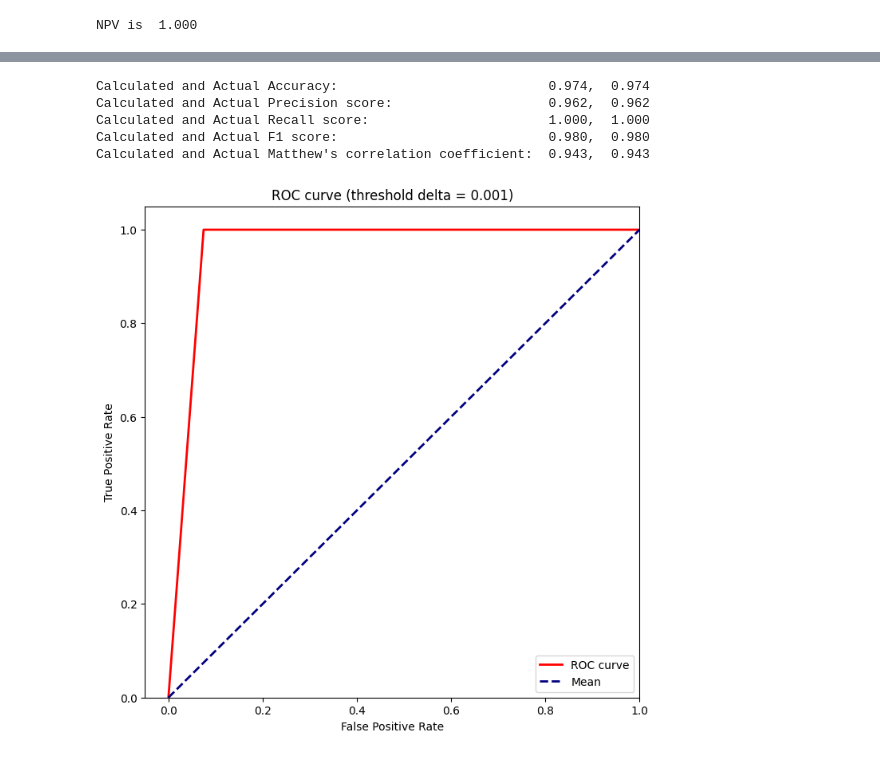
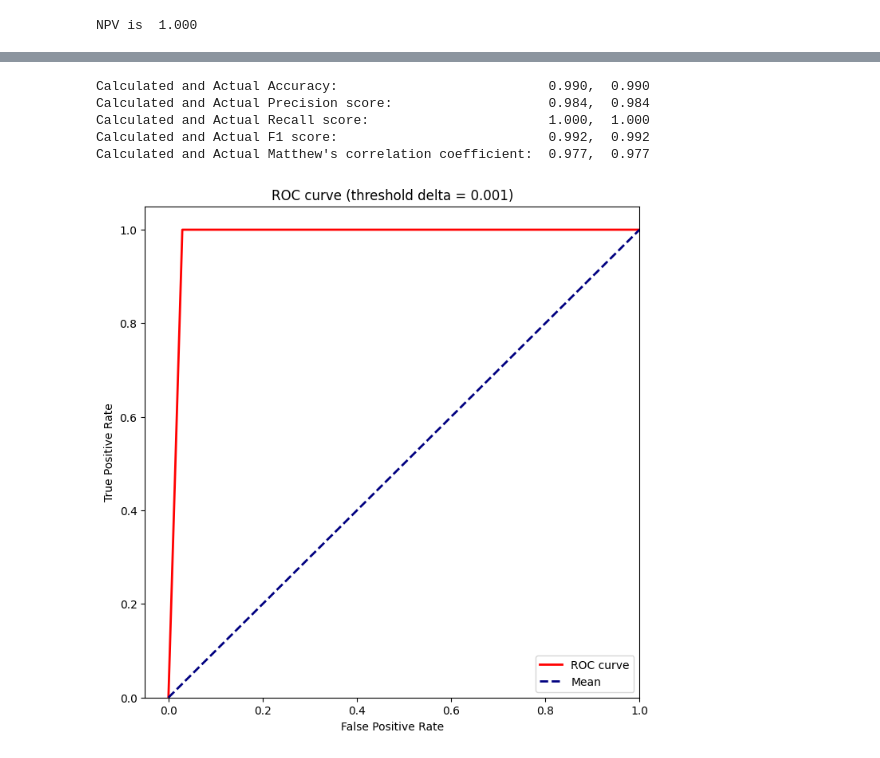
Before and after one commit to MaximL98/MachineLearningLabs, a Jupyter notebook: lab2.ipynb, the cells around one changed output, grey strips where cells are left out. Saved outputs shown, nothing was run; the diff lists cells and outputs as text; code cells hidden in the pictures.

```diff
--- a/lab2.ipynb
+++ b/lab2.ipynb
@@ -212,0 +195,17 @@ SVC(kernel='linear', probability=True, verbose=True)
+# %%
+classifier = svm.SVC(kernel='linear', probability=True, verbose=True)
+
+# Define the KFold cross-validator
+kfold = KFold(n_splits=5)
+
+# Create splits
+splits = kf.split(X)
+
+# Access the training and validation indices of splits
+for train_index, val_index in splits:
+    # Setup the training and validation data
+    X_train, y_train = X_to_number[train_index], y[train_index]
+    X_val, y_val = X_to_number[val_index], y[val_index]
+
+    # Fit the SVM
+    classifier.fit(X_train, y_train)
@@ -213,6 +214,6 @@ SVC(kernel='linear', probability=True, verbose=True)
 # %%
-y_preds = classifier.predict(X_test)
-y_proba = classifier.predict_proba(X_test)
+y_preds = classifier.predict(X_val)
+y_proba = classifier.predict_proba(X_val)
 # %%
 y_proba = y_proba[:,1].reshape((y_proba.shape[0],))
 # %%
@@ -222,6 +223,6 @@ y_proba[:5], y_preds[:5], y_test[:5]
  array([ True,  True,  True,  True,  True]),
  array([ True,  True,  True,  True,  True]))
 # %%
-conf = metrics.confusion_matrix(y_test, y_preds)
+conf = metrics.confusion_matrix(y_val, y_preds)
 conf
 # %% [output]
@@ -307,15 +308,15 @@ MCC is  0.943
 # %%
-print(f"Calculated and Actual Accuracy:                          {results['ACC']: .3f}, {metrics.accuracy_score(y_test, y_preds): .3f}")
-print(f"Calculated and Actual Precision score:                   {results['PPV']: .3f}, {metrics.precision_score(y_test, y_preds): .3f}")
-print(f"Calculated and Actual Recall score:                      {results['TPR']: .3f}, {metrics.recall_score(y_test, y_preds): .3f}")
-print(f"Calculated and Actual F1 score:                          {results['F1']: .3f}, {metrics.f1_score(y_test, y_preds): .3f}")
-print(f"Calculated and Actual Matthew's correlation coefficient: {results['MCC']: .3f}, {metrics.matthews_corrcoef(y_test, y_preds): .3f}")
+print(f"Calculated and Actual Accuracy:                          {results['ACC']: .3f}, {metrics.accuracy_score(y_val, y_preds): .3f}")
+print(f"Calculated and Actual Precision score:                   {results['PPV']: .3f}, {metrics.precision_score(y_val, y_preds): .3f}")
+print(f"Calculated and Actual Recall score:                      {results['TPR']: .3f}, {metrics.recall_score(y_val, y_preds): .3f}")
+print(f"Calculated and Actual F1 score:                          {results['F1']: .3f}, {metrics.f1_score(y_val, y_preds): .3f}")
+print(f"Calculated and Actual Matthew's correlation coefficient: {results['MCC']: .3f}, {metrics.matthews_corrcoef(y_val, y_preds): .3f}")
 # %% [output]
-Calculated and Actual Accuracy:                           0.974,  0.974
-Calculated and Actual Precision score:                    0.962,  0.962
+Calculated and Actual Accuracy:                           0.990,  0.990
+Calculated and Actual Precision score:                    0.984,  0.984
 Calculated and Actual Recall score:                       1.000,  1.000
-Calculated and Actual F1 score:                           0.980,  0.980
-Calculated and Actual Matthew's correlation coefficient:  0.943,  0.943
+Calculated and Actual F1 score:                           0.992,  0.992
+Calculated and Actual Matthew's correlation coefficient:  0.977,  0.977
 # %%
 def get_roc_curve(y_test, y_proba, delta=0.1):
     """
@@ -331,7 +332,7 @@ def get_roc_curve(y_test, y_proba, delta=0.1):
         y_pred[y_proba >= th] = 1
 
         # confusion matrix
-        (TN, FP), (FN, TP) = metrics.confusion_matrix(y_test, y_pred)
+        (TN, FP), (FN, TP) = metrics.confusion_matrix(y_val, y_pred)
 
         TPR = TP / (TP + FN)  # sensitivity
         FPR = FP / (FP + TN)  # 1 - specificity
@@ -341,18 +342,18 @@ def get_roc_curve(y_test, y_proba, delta=0.1):
 # %%
 delta = 0.001
 
-FPRs, TPRs, _ = get_roc_curve(y_test, y_proba, delta)
+FPRs, TPRs, _ = get_roc_curve(y_val, y_proba, delta)
 # Plot the ROC curve
 plt.plot(FPRs, TPRs, color='red',
          lw=2, label='ROC curve')
 plt.plot([0, 1], [0, 1], color='navy', lw=2, linestyle='--', label="Mean")
 plt.xlim([-0.05, 1.0])
 plt.ylim([0.0, 1.05])
 plt.xlabel('False Positive Rate')
 plt.ylabel('True Positive Rate')
 plt.title(f'ROC curve (threshold delta = {delta})')
 plt.legend(loc="lower right")
 plt.show()
 # %% [output]
-[figure, old version]
+[figure, new version]
 # %%
```
Also changed, not shown: parts of 24 cells of this notebook.
